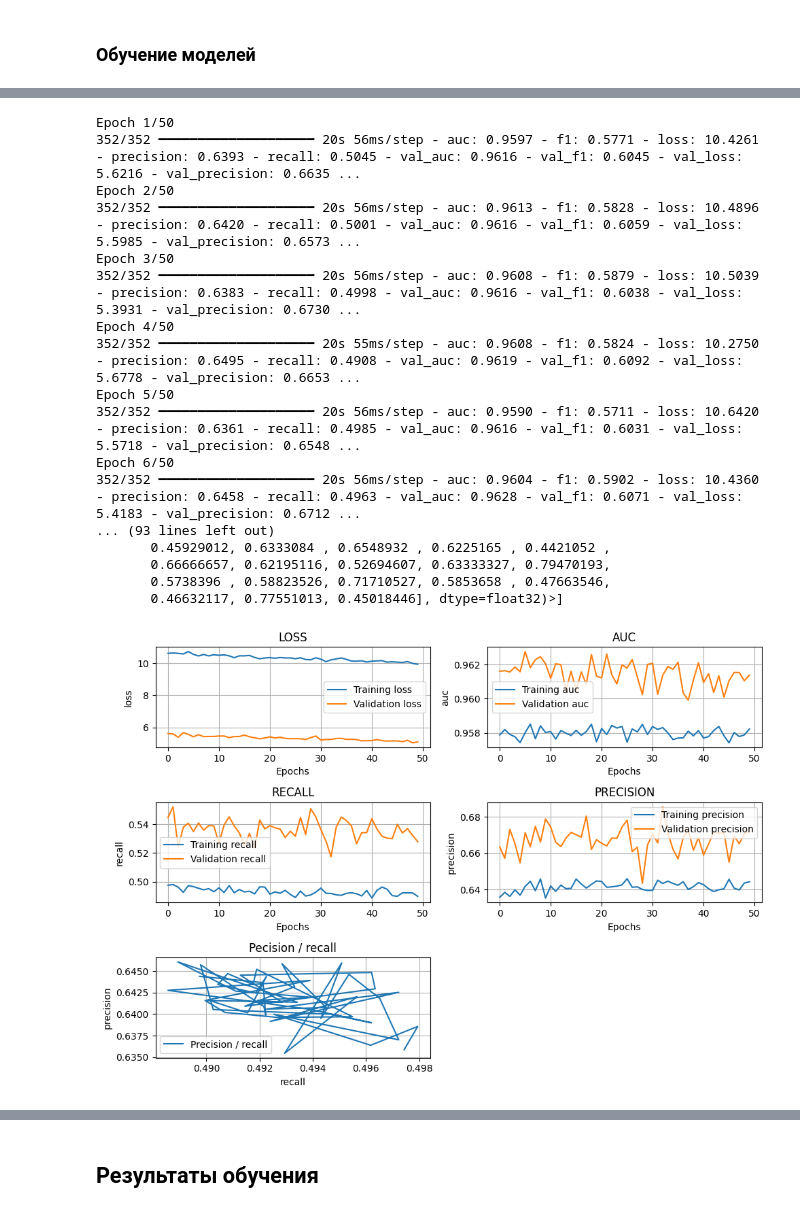
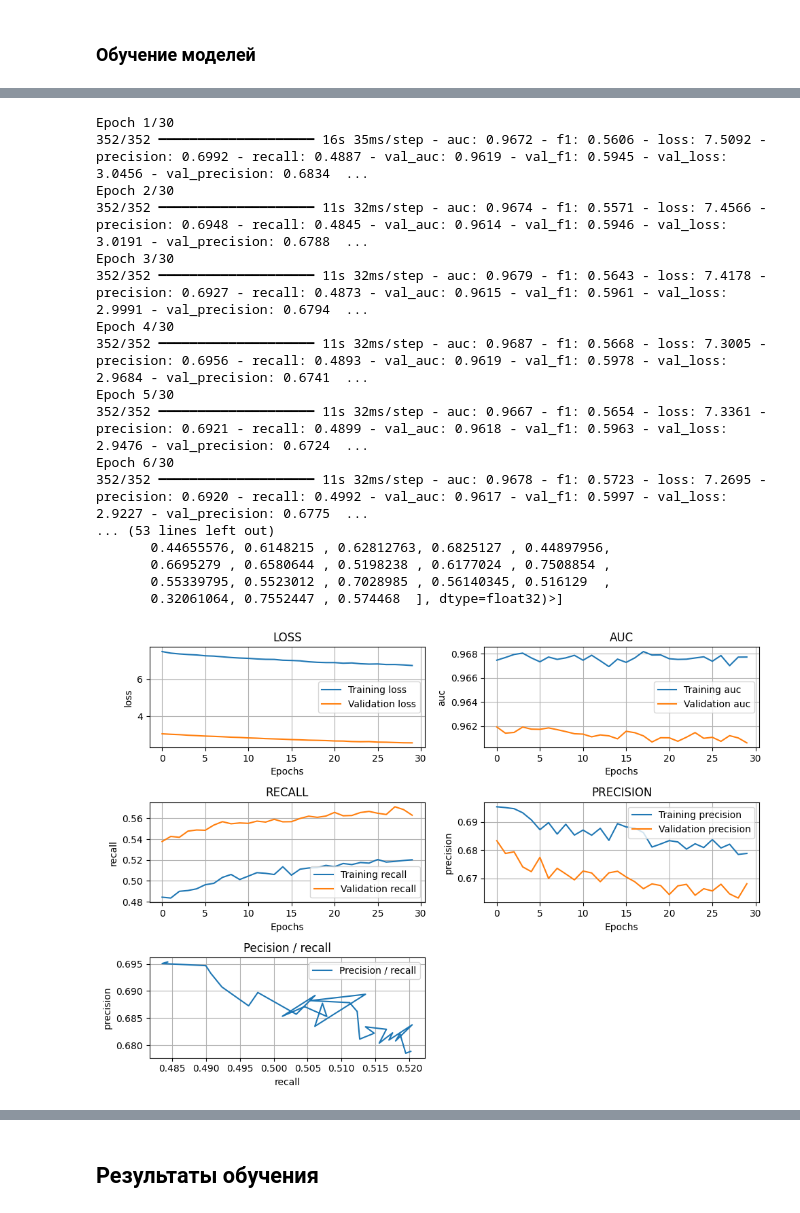
Before and after one commit to liriquew/control_system, a Jupyter notebook: predictions_service/classifier_model/main.ipynb, the cells around one changed output, grey strips where cells are left out. Cells and saved outputs as stored; diff of their text form; code cells hidden in the pictures.

```diff
--- a/predictions_service/classifier_model/main.ipynb
+++ b/predictions_service/classifier_model/main.ipynb
@@ -801,36 +786,38 @@ Epoch 6/80
 # %%
-for layer in model.layers[:-5]:
+model = keras.models.load_model("fit_history/model_11.keras")
+
+for layer in model.layers[:8]:
     layer.trainable = False
 
 history = model.fit(
     X_train, y_train,
-    epochs=50,
+    epochs=30,
     validation_data=(X_test, y_test),
     class_weight=class_weights_dict,
     batch_size=64,
 )
 
 model.save("fit_history/model_11_1.keras")
 np.save("fit_history/hist_11_1", history)
 
 check_model(model)
 plot_training_history(history)
 # %% [output]
-Epoch 1/50
-352/352 ━━━━━━━━━━━━━━━━━━━━ 20s 56ms/step - auc: 0.9597 - f1: 0.5771 - loss: 10.4261 - precision: 0.6393 - recall: 0.5045 - val_auc: 0.9616 - val_f1: 0.6045 - val_loss: 5.6216 - val_precision: 0.6635 ...
-Epoch 2/50
-352/352 ━━━━━━━━━━━━━━━━━━━━ 20s 56ms/step - auc: 0.9613 - f1: 0.5828 - loss: 10.4896 - precision: 0.6420 - recall: 0.5001 - val_auc: 0.9616 - val_f1: 0.6059 - val_loss: 5.5985 - val_precision: 0.6573 ...
-Epoch 3/50
-352/352 ━━━━━━━━━━━━━━━━━━━━ 20s 56ms/step - auc: 0.9608 - f1: 0.5879 - loss: 10.5039 - precision: 0.6383 - recall: 0.4998 - val_auc: 0.9616 - val_f1: 0.6038 - val_loss: 5.3931 - val_precision: 0.6730 ...
-Epoch 4/50
-352/352 ━━━━━━━━━━━━━━━━━━━━ 20s 55ms/step - auc: 0.9608 - f1: 0.5824 - loss: 10.2750 - precision: 0.6495 - recall: 0.4908 - val_auc: 0.9619 - val_f1: 0.6092 - val_loss: 5.6778 - val_precision: 0.6653 ...
-Epoch 5/50
-352/352 ━━━━━━━━━━━━━━━━━━━━ 20s 56ms/step - auc: 0.9590 - f1: 0.5711 - loss: 10.6420 - precision: 0.6361 - recall: 0.4985 - val_auc: 0.9616 - val_f1: 0.6031 - val_loss: 5.5718 - val_precision: 0.6548 ...
-Epoch 6/50
-352/352 ━━━━━━━━━━━━━━━━━━━━ 20s 56ms/step - auc: 0.9604 - f1: 0.5902 - loss: 10.4360 - precision: 0.6458 - recall: 0.4963 - val_auc: 0.9628 - val_f1: 0.6071 - val_loss: 5.4183 - val_precision: 0.6712 ...
-... (93 lines left out)
-       0.45929012, 0.6333084 , 0.6548932 , 0.6225165 , 0.4421052 ,
-       0.66666657, 0.62195116, 0.52694607, 0.63333327, 0.79470193,
-       0.5738396 , 0.58823526, 0.71710527, 0.5853658 , 0.47663546,
-       0.46632117, 0.77551013, 0.45018446], dtype=float32)>]
+Epoch 1/30
+352/352 ━━━━━━━━━━━━━━━━━━━━ 16s 35ms/step - auc: 0.9672 - f1: 0.5606 - loss: 7.5092 - precision: 0.6992 - recall: 0.4887 - val_auc: 0.9619 - val_f1: 0.5945 - val_loss: 3.0456 - val_precision: 0.6834  ...
+Epoch 2/30
+352/352 ━━━━━━━━━━━━━━━━━━━━ 11s 32ms/step - auc: 0.9674 - f1: 0.5571 - loss: 7.4566 - precision: 0.6948 - recall: 0.4845 - val_auc: 0.9614 - val_f1: 0.5946 - val_loss: 3.0191 - val_precision: 0.6788  ...
+Epoch 3/30
+352/352 ━━━━━━━━━━━━━━━━━━━━ 11s 32ms/step - auc: 0.9679 - f1: 0.5643 - loss: 7.4178 - precision: 0.6927 - recall: 0.4873 - val_auc: 0.9615 - val_f1: 0.5961 - val_loss: 2.9991 - val_precision: 0.6794  ...
+Epoch 4/30
+352/352 ━━━━━━━━━━━━━━━━━━━━ 11s 32ms/step - auc: 0.9687 - f1: 0.5668 - loss: 7.3005 - precision: 0.6956 - recall: 0.4893 - val_auc: 0.9619 - val_f1: 0.5978 - val_loss: 2.9684 - val_precision: 0.6741  ...
+Epoch 5/30
+352/352 ━━━━━━━━━━━━━━━━━━━━ 11s 32ms/step - auc: 0.9667 - f1: 0.5654 - loss: 7.3361 - precision: 0.6921 - recall: 0.4899 - val_auc: 0.9618 - val_f1: 0.5963 - val_loss: 2.9476 - val_precision: 0.6724  ...
+Epoch 6/30
+352/352 ━━━━━━━━━━━━━━━━━━━━ 11s 32ms/step - auc: 0.9678 - f1: 0.5723 - loss: 7.2695 - precision: 0.6920 - recall: 0.4992 - val_auc: 0.9617 - val_f1: 0.5997 - val_loss: 2.9227 - val_precision: 0.6775  ...
+... (53 lines left out)
+       0.44655576, 0.6148215 , 0.62812763, 0.6825127 , 0.44897956,
+       0.6695279 , 0.6580644 , 0.5198238 , 0.6177024 , 0.7508854 ,
+       0.55339795, 0.5523012 , 0.7028985 , 0.56140345, 0.516129  ,
+       0.32061064, 0.7552447 , 0.574468  ], dtype=float32)>]
-[figure, old version]
+[figure, new version]
```
Also changed, not shown: parts of 16 cells of this notebook, 48 other files.
